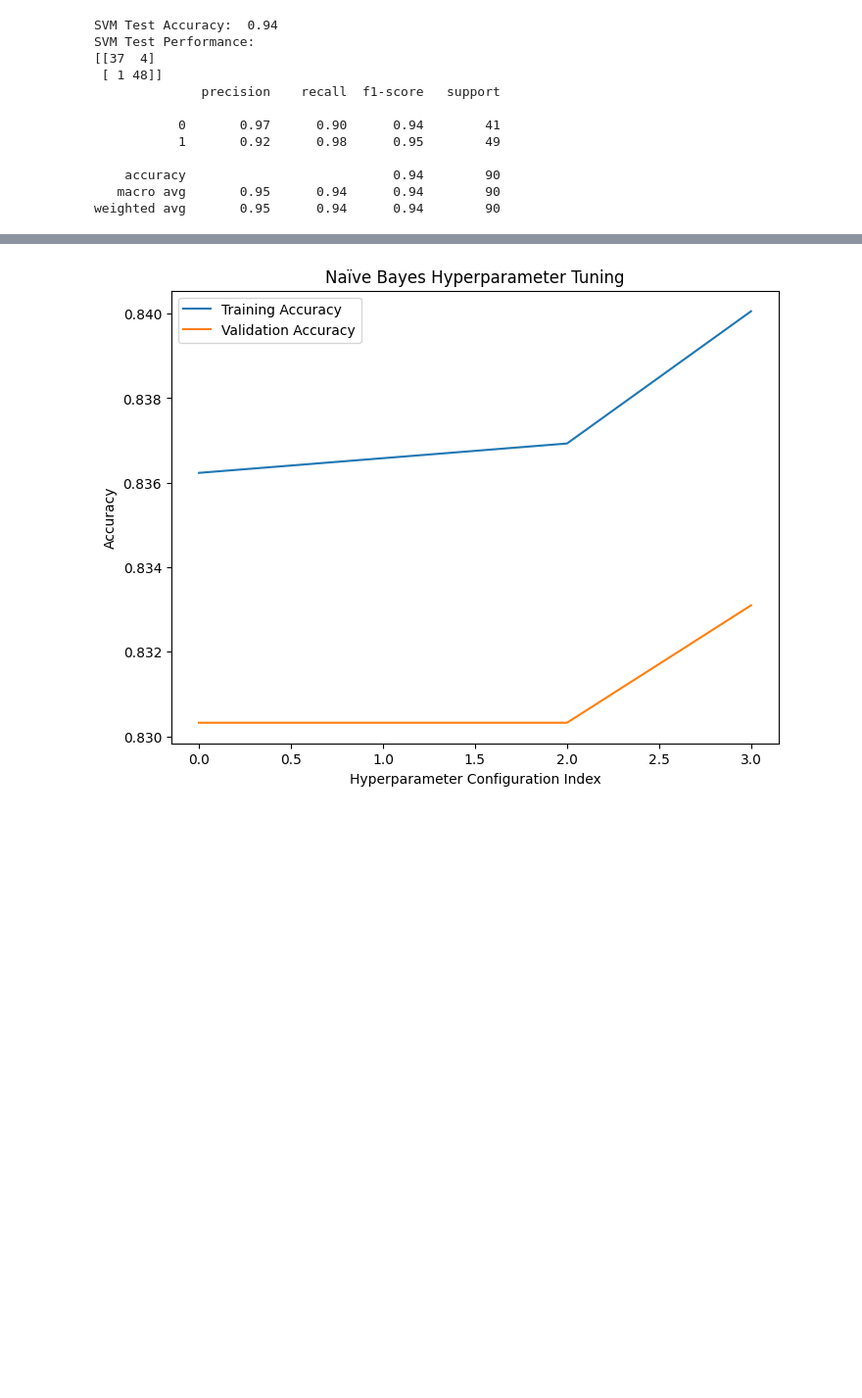
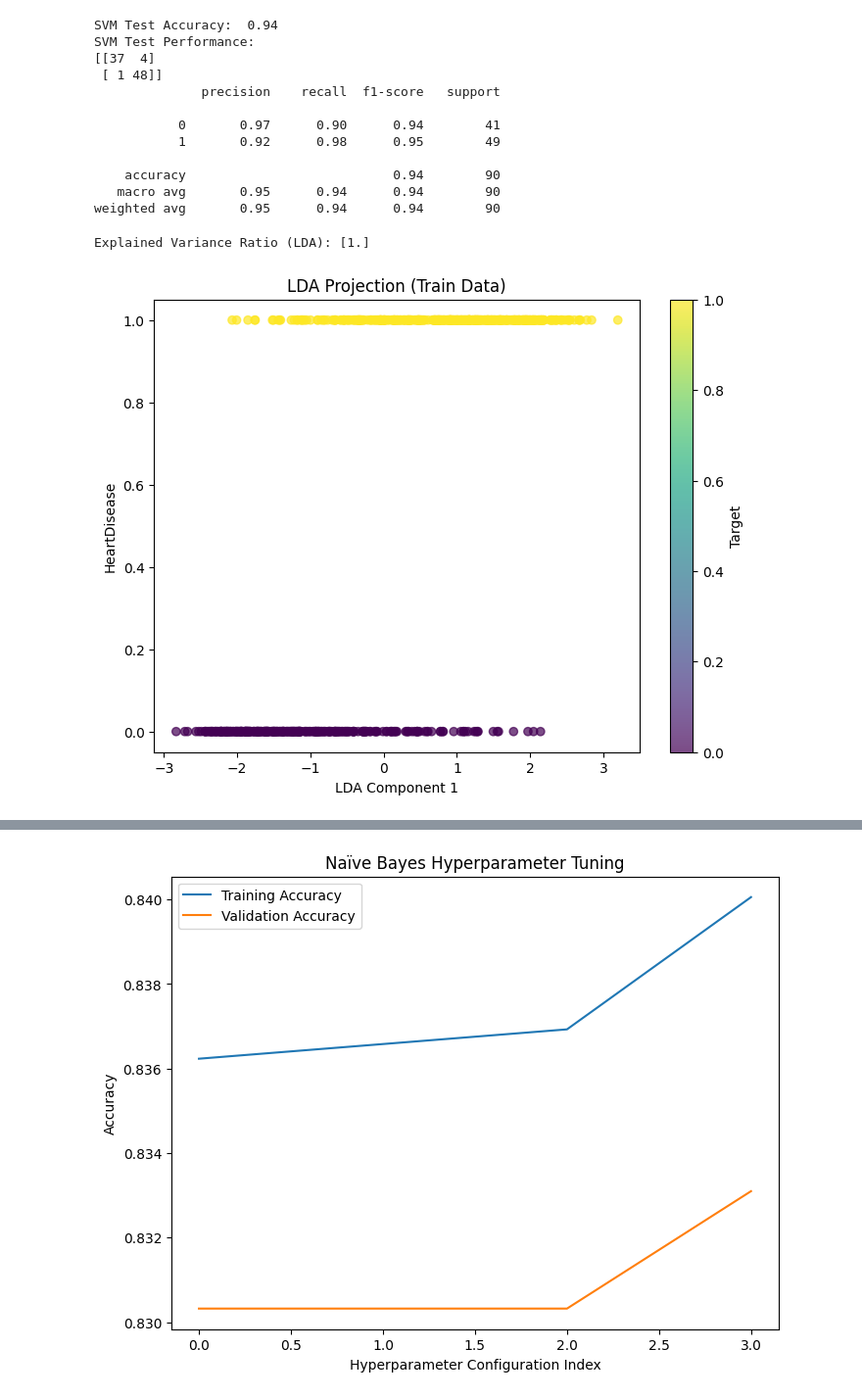
Before and after one commit to mstafahasan/Heart-Failure-Prediction_MLProject, a Jupyter notebook: milestone1_Machine_learning_project.ipynb, the cells around one changed output, grey strips where cells are left out. Shown at 98% size. Drawn from its saved outputs; the diff is of its cells as text; code cells hidden in the pictures; blank space fills up the shorter version.

```diff
--- a/milestone1_Machine_learning_project.ipynb
+++ b/milestone1_Machine_learning_project.ipynb
@@ -345,3 +340,23 @@ SVM Test Performance:
     accuracy                           0.94        90
    macro avg       0.95      0.94      0.94        90
 weighted avg       0.95      0.94      0.94        90
+# %%
+# Apply LDA for dimensionality reduction
+lda = LDA(n_components=1)
+X_train_lda = lda.fit_transform(X_train_scaled, y_train)
+X_test_lda = lda.transform(X_test_scaled)
+
+# Print explained variance ratio
+print("Explained Variance Ratio (LDA):", lda.explained_variance_ratio_)
+
+# Visualize the reduced dimensions
+plt.figure(figsize=(8, 6))
+plt.scatter(X_train_lda[:, 0], y_train, c=y_train, cmap='viridis', alpha=0.7)
+plt.title('LDA Projection (Train Data)')
+plt.xlabel('LDA Component 1')
+plt.ylabel('HeartDisease')
+plt.colorbar(label='Target')
+plt.show()
+# %% [output]
+Explained Variance Ratio (LDA): [1.]
+[figure, added]
```
Also changed, not shown: parts of 15 cells of this notebook, 1 other file.
